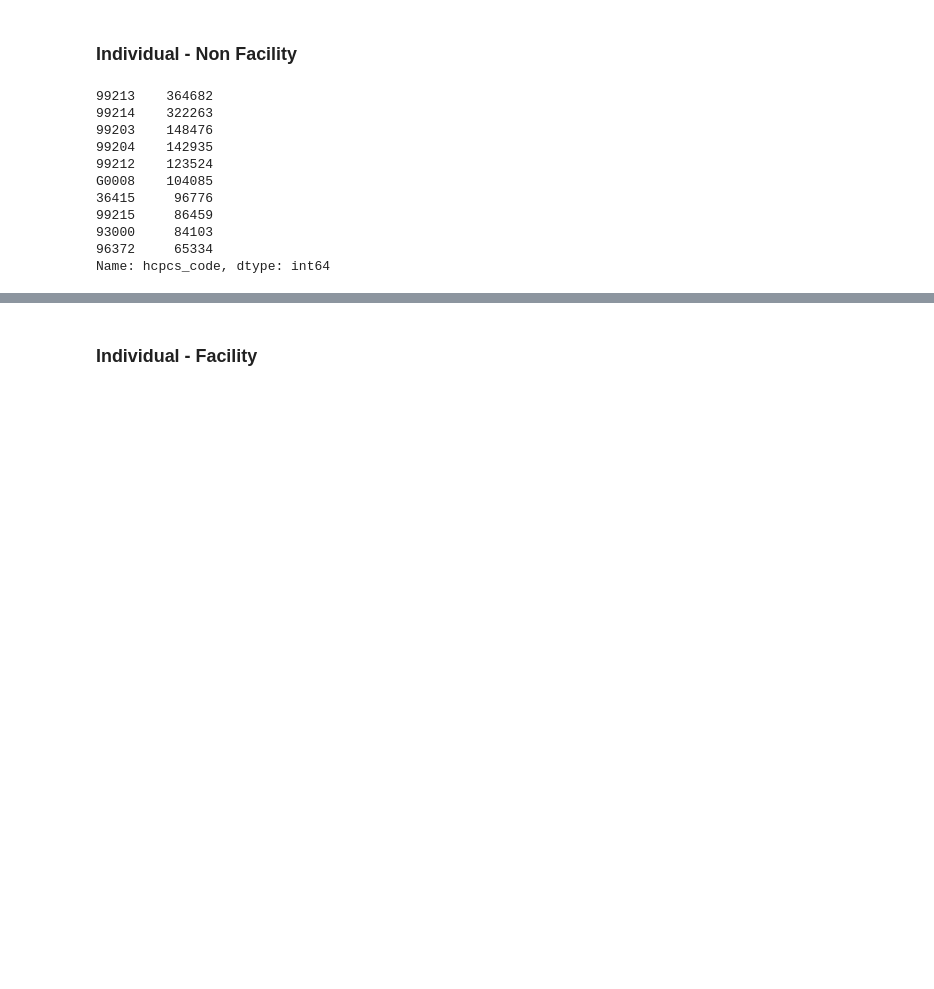
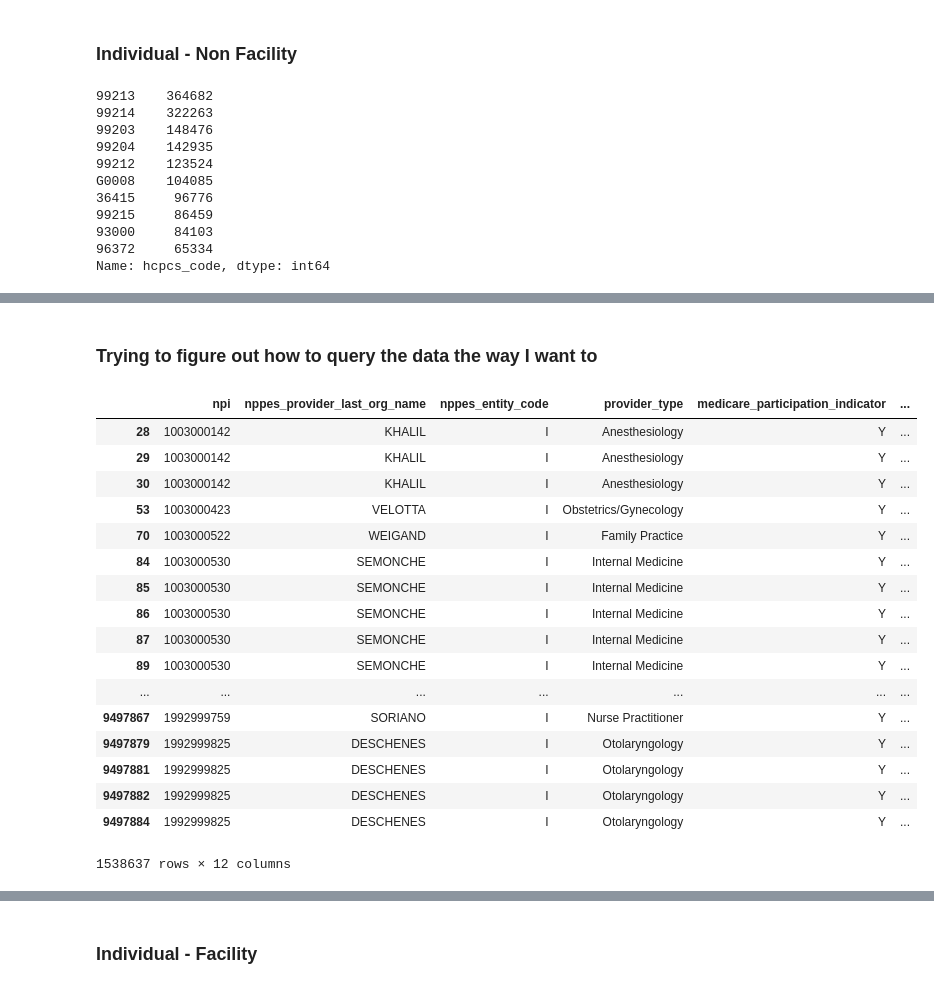
Before and after one commit to mwbarnesy/medicare-providers, a Jupyter notebook: Notebook/phys_other_sup_pmts_2015.ipynb, the cells around one changed output, grey strips where cells are left out. Drawn from its saved outputs; the diff is of its cells as text; code cells hidden in the pictures; blank space fills up the shorter version.

```diff
--- a/Notebook/phys_other_sup_pmts_2015.ipynb
+++ b/Notebook/phys_other_sup_pmts_2015.ipynb
@@ -146,0 +128,38 @@ Name: hcpcs_code, dtype: int64
+# %% [markdown]
+### Trying to figure out how to query the data the way I want to
+# %%
+top_10_IO_exploration = prov_pmnt_2015[(
+    prov_pmnt_2015.nppes_entity_code.isin(["I"]) &
+    prov_pmnt_2015.place_of_service.isin(["O"]) &
+    prov_pmnt_2015.hcpcs_code.isin(['99213',
+ '99214',
+ '99203',
+ '99204',
+ '99212',
+ 'G0008',
+ '36415',
+ '99215',
+ '93000',
+ '96372'])
+    )]
+# %%
+top_10_IO_exploration
+# %% [output]
+|  | npi | nppes_provider_last_org_name | nppes_entity_code | provider_type | medicare_participation_indicator | ... |
+| 28 | 1003000142 | KHALIL | I | Anesthesiology | Y | ... |
+| 29 | 1003000142 | KHALIL | I | Anesthesiology | Y | ... |
+| 30 | 1003000142 | KHALIL | I | Anesthesiology | Y | ... |
+| 53 | 1003000423 | VELOTTA | I | Obstetrics/Gynecology | Y | ... |
+| 70 | 1003000522 | WEIGAND | I | Family Practice | Y | ... |
+| 84 | 1003000530 | SEMONCHE | I | Internal Medicine | Y | ... |
+| 85 | 1003000530 | SEMONCHE | I | Internal Medicine | Y | ... |
+| 86 | 1003000530 | SEMONCHE | I | Internal Medicine | Y | ... |
+| 87 | 1003000530 | SEMONCHE | I | Internal Medicine | Y | ... |
+| 89 | 1003000530 | SEMONCHE | I | Internal Medicine | Y | ... |
+| ... | ... | ... | ... | ... | ... | ... |
+| 9497867 | 1992999759 | SORIANO | I | Nurse Practitioner | Y | ... |
+| 9497879 | 1992999825 | DESCHENES | I | Otolaryngology | Y | ... |
+| 9497881 | 1992999825 | DESCHENES | I | Otolaryngology | Y | ... |
+| 9497882 | 1992999825 | DESCHENES | I | Otolaryngology | Y | ... |
+| 9497884 | 1992999825 | DESCHENES | I | Otolaryngology | Y | ... |
+1538637 rows × 12 columns
```
Also changed, not shown: parts of 14 cells of this notebook.
